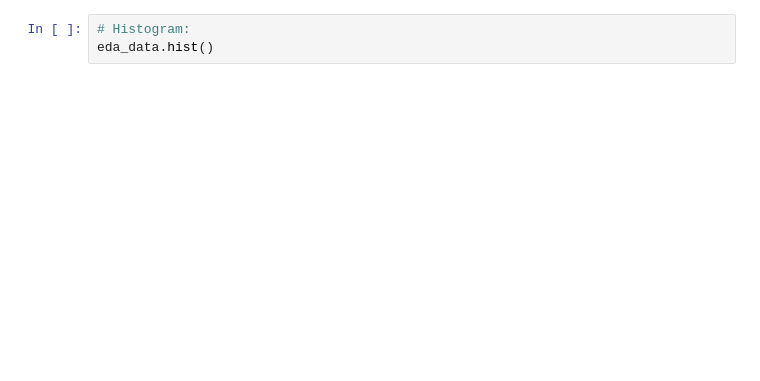
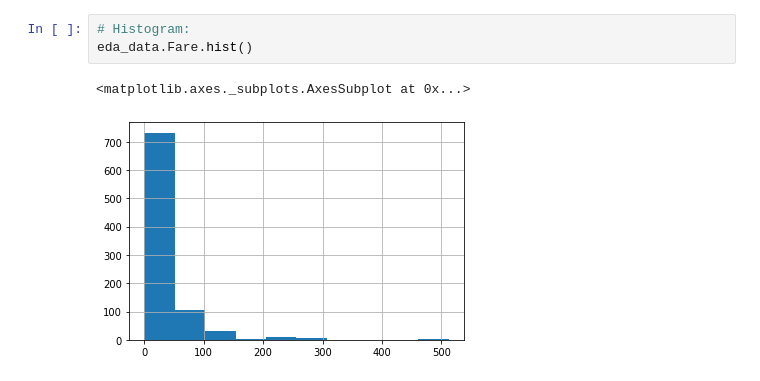
Before and after one commit to ssiegmund/kaggleTitanicChallenge, a Jupyter notebook: notebook/eda/edaDiscover.ipynb, the cells around one changed output. Drawn from its saved outputs; the diff is of its cells as text; blank space fills up the shorter version.

```diff
--- a/notebook/eda/edaDiscover.ipynb
+++ b/notebook/eda/edaDiscover.ipynb
@@ -27,3 +66,6 @@ eda_data.corr()
 # %%
 # Histogram:
-eda_data.hist()
+eda_data.Fare.hist()
+# %% [output]
+<matplotlib.axes._subplots.AxesSubplot at 0x...>
+[figure, added]
```
Also changed, not shown: parts of 7 cells of this notebook.
